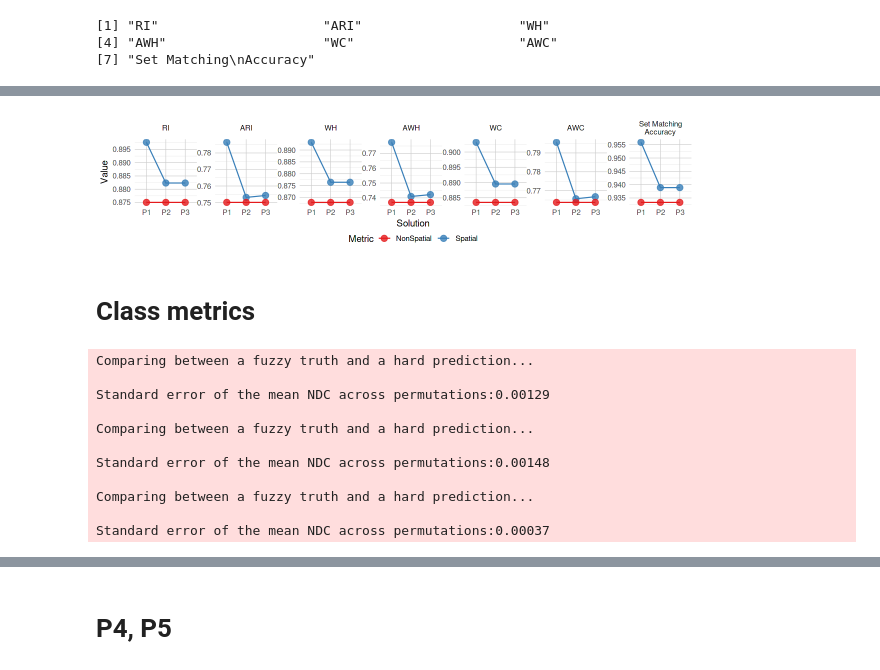
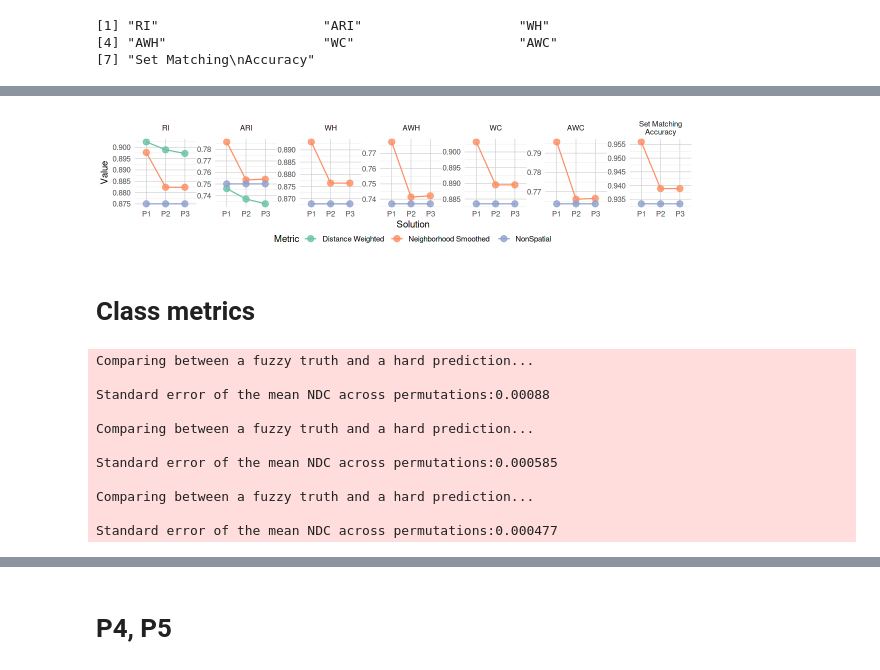
Before and after one commit to RoseYuan/metric_paper, a Jupyter notebook: Figures/spatial_toy_examples/spatial_toy_examples.ipynb, the cells around one changed output, grey strips where cells are left out. Cells and saved outputs as stored; diff of their text form; code cells hidden in the pictures.

Commit message:
update spatial_toy_examples.ipynb to include both Spatial and ns metrics

```diff
--- a/Figures/spatial_toy_examples/spatial_toy_examples.ipynb
+++ b/Figures/spatial_toy_examples/spatial_toy_examples.ipynb
@@ -197,10 +199,10 @@ pred <- c("p1","p2","p3")
 pred_name <- c("P1","P2","P3")
 label <- data$label
 location <- data[, c('x','y')]
-internal <-lapply(setNames(c("label","p1","p2","p3"), c("C","P1","P2","P3")), function(x){getSpatialInternalMetrics(data[[x]], location, k=k, level="dataset", metrics=c("PAS", "ELSA", "CHAOS","MPC", "PC", "PE"))})
+internal <-lapply(setNames(c("label","p1","p2","p3"), c("C","P1","P2","P3")), function(x){getSpatialInternalMetrics(labels=data[[x]], location=location, k=k, level="dataset", metrics=c("PAS", "ELSA", "CHAOS","MPC", "PC", "PE"))})
 internal <- bind_rows(internal,.id = "prediction")
-externalSpatial <- lapply(setNames(pred, pred_name), function(x){getSpatialExternalMetrics(label, data[[x]], location=location, fuzzy_true=fuzzy_true, fuzzy_pred=fuzzy_pred, k=k, level="dataset",
-                                                                                                 metrics=c("nsRI","nsARI","nsWH","nsAWH", "nsWC","nsAWC","SpatialAccuracy"),
+externalSpatial <- lapply(setNames(pred, pred_name), function(x){getSpatialExternalMetrics(true=label, pred=data[[x]], location=location, fuzzy_true=fuzzy_true, fuzzy_pred=fuzzy_pred, k=k, level="dataset",
+                                                                                                 metrics=c("nsRI","nsARI","nsWH","nsAWH", "nsWC","nsAWC","nsAccuracy", "SpatialARI", "SpatialRI"),
                                                                                                  useMedianDist=useMedianDist)})
 externalSpatial <- bind_rows(externalSpatial, .id = "prediction")
 
@@ -289,10 +295,12 @@ pi1
 # %%
 external <- merge(externalSpatial, externalNormal, by="prediction")
 external <- pivot_longer(external, cols=-c("prediction"), names_to = "metric", values_to = "value")
-external$metric_class <- sub("Spatial", "", external$metric)
-external$metric_type <- ifelse(grepl("Spatial",external$metric) , "Spatial", "NonSpatial")
+external$metric_class <- sub("ns", "", external$metric)
+external$metric_class <- sub("Spatial", "", external$metric_class)
+external$metric_type <- ifelse(grepl("ns",external$metric) , "Neighborhood Smoothed", "NonSpatial")
+external$metric_type <- ifelse(grepl("Spatial",external$metric) , "Distance Weighted", external$metric_type)
 external <- data.frame(external)
-external[external$metric=="SpatialAccuracy", "metric_class"] <- "Set Matching\nAccuracy"
+external[external$metric=="nsAccuracy", "metric_class"] <- "Set Matching\nAccuracy"
 external[external$metric=="Accuracy", "metric_class"] <- "Set Matching\nAccuracy"
 # %%
 unique(external$metric_class)
@@ -319,26 +327,26 @@ Warning message in get_plot_component(plot, "guide-box"):
 # %%
 options(repr.plot.width=10, repr.plot.height=2.3)
 pxx1 <- external %>%
 ggplot(aes(x=prediction, y=value, color=metric_type)) +
 geom_point(size=3, alpha=0.8) +
 geom_line(aes(group=metric)) +
 facet_wrap(~metric_class, scales = "free", nrow=1) +
 theme_minimal() +
 theme(legend.margin = margin(t = -5, r = 0, b = 3, l = 0, unit = "pt"),
     panel.spacing.x = unit(0, "cm")) +  # Adjust the space between panels) +
 theme(legend.position = "bottom", legend.justification = c(0.5, 0), legend.key.height = unit(0.3, "cm"),
     panel.grid.major = element_line(linewidth = 0.25, color = "grey80"),
     panel.grid.minor = element_line(linewidth = 0.15, color = "grey90")) +
 labs(y="Value", x="Solution", color="Metric")  +
-scale_color_brewer(palette = "Set1")
+scale_color_brewer(palette = "Set2")
 # ylim(0.7, 0.96)
 pxx1
 # %% [output]
-[figure, old version]
+[figure, new version]
 # %% [markdown]
 # Class metrics
 # %%
-externalSpatialClass <- do.call(rbind, lapply(setNames(pred, pred_name), function(x){as.data.frame(getSpatialExternalMetrics(label, data[[x]], location=location, level="class", fuzzy_true=fuzzy_true, fuzzy_pred=fuzzy_pred, k=k, metrics=c("nsWH","nsAWH",
+externalSpatialClass <- do.call(rbind, lapply(setNames(pred, pred_name), function(x){as.data.frame(getSpatialExternalMetrics(true=label, pred=data[[x]], location=location, level="class", fuzzy_true=fuzzy_true, fuzzy_pred=fuzzy_pred, k=k, metrics=c("nsWH","nsAWH",
                                                      "nsWC","nsAWC")))}))
 externalSpatialClass$prediction <- sapply(strsplit(rownames(externalSpatialClass), "\\."), function(x){x[1]})
 dfl <- externalSpatialClass %>% pivot_longer(cols = c("nsWH","nsAWH", "nsWC","nsAWC"), names_to = "metric", values_to = "value")
@@ -346,15 +354,15 @@ dfl$metric <- factor(dfl$metric, levels=c("nsWH","nsAWH", "nsWC","nsAWC"))
 # %% [output]
 Comparing between a fuzzy truth and a hard prediction...
 
-Standard error of the mean NDC across permutations:0.00129
+Standard error of the mean NDC across permutations:0.00088
 
 Comparing between a fuzzy truth and a hard prediction...
 
-Standard error of the mean NDC across permutations:0.00148
+Standard error of the mean NDC across permutations:0.000585
 
 Comparing between a fuzzy truth and a hard prediction...
 
-Standard error of the mean NDC across permutations:0.00037
+Standard error of the mean NDC across permutations:0.000477
 # %%
 df1 <- dfl %>% filter(metric %in% c("nsWH","nsAWH")) %>% select(-class) %>%  drop_na() %>% rename(class = cluster)
 df2 <- dfl %>% filter(metric %in% c("nsWC","nsAWC")) %>% select(-cluster) %>%  drop_na()
```
Also changed, not shown: parts of 14 cells of this notebook.
